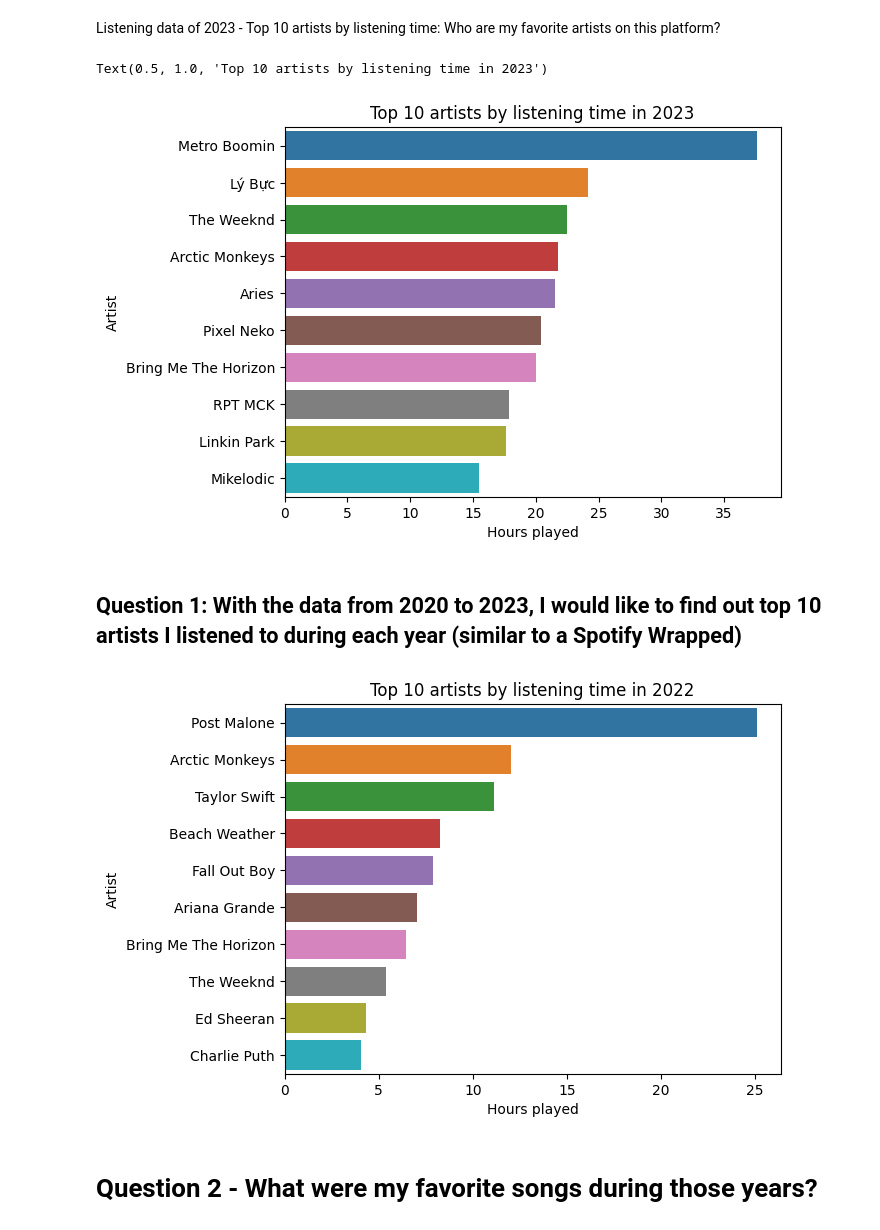
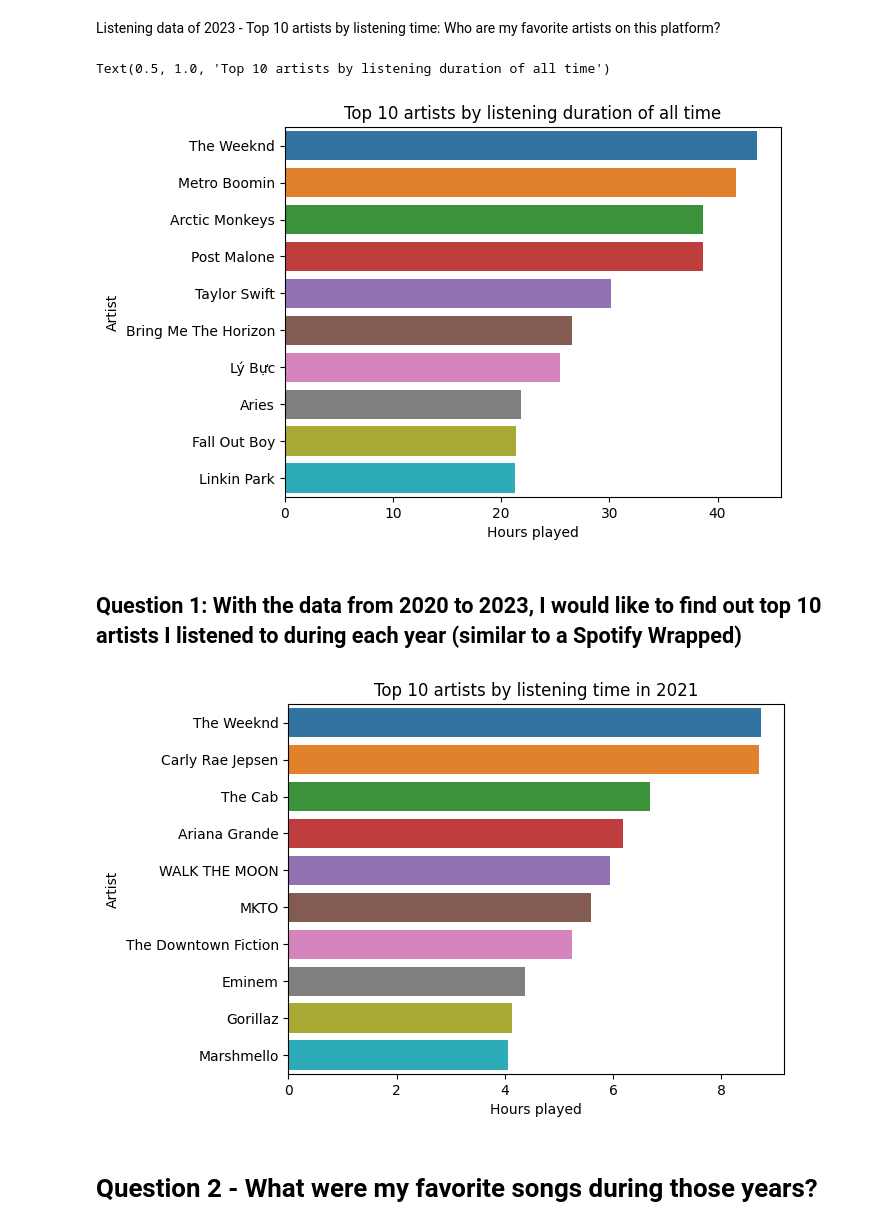
Before and after one commit to nkt1850/Spotify-EDA, a Jupyter notebook: Spotify Data Analysis/Spotify EDA.ipynb, the cells around one changed output. Saved outputs shown, nothing was run; the diff lists cells and outputs as text; code cells hidden in the pictures.

Commit message:
Update layout of questions
Changing the data from using random names to Q7 (will need further update)

```diff
--- a/Spotify Data Analysis/Spotify EDA.ipynb
+++ b/Spotify Data Analysis/Spotify EDA.ipynb
@@ -81,24 +59,24 @@ music_df.head(10)
 # %% [markdown]
 Listening data of 2023 - Top 10 artists by listening time: Who are my favorite artists on this platform?
 # %%
-music_df_2023 = music_df[music_df['datetime'].apply(lambda t:t.year == 2023)]
-music_df_2023 = music_df_2023.groupby('master_metadata_album_artist_name')['hours_played'].sum()
-music_df_2023 = music_df_2023.sort_values(ascending=False).head(10)
-music_df_2023 = music_df_2023.reset_index()
-music_df_2023
+# music_df_2023 = music_df[music_df['datetime'].apply(lambda t:t.year == 2023)]
+music_df_top_10 = music_df.groupby('master_metadata_album_artist_name')['hours_played'].sum()
+music_df_top_10 = music_df_top_10.sort_values(ascending=False).head(10)
+music_df_top_10 = music_df_top_10.reset_index()
+
 
 sns.barplot(
-    data=music_df_2023,
-    x=music_df_2023.hours_played,
-    y=music_df_2023.master_metadata_album_artist_name,
+    data=music_df_top_10,
+    x=music_df_top_10.hours_played,
+    y=music_df_top_10.master_metadata_album_artist_name,
     orient='h'
 )
 plt.xlabel('Hours played')
 plt.ylabel('Artist')
-plt.title('Top 10 artists by listening time in 2023')
+plt.title('Top 10 artists by listening duration of all time')
 # %% [output]
-Text(0.5, 1.0, 'Top 10 artists by listening time in 2023')
+Text(0.5, 1.0, 'Top 10 artists by listening duration of all time')
-[figure, old version]
+[figure, new version]
 # %% [markdown]
 ## Question 1: With the data from 2020 to 2023, I would like to find out top 10 artists I listened to during each year (similar to a Spotify Wrapped)
 # %%
@@ -119,9 +97,9 @@ def top_10_listening_time(year):
     plt.ylabel('Artist')
     plt.title('Top 10 artists by listening time in ' + str(year))
 # %%
-top_10_listening_time(2022)
+top_10_listening_time(2021)
 # %% [output]
-[figure, old version]
+[figure, new version]
 # %% [markdown]
 # Question 2 - What were my favorite songs during those years?
 # %%
```
Also changed, not shown: parts of 21 cells of this notebook.
